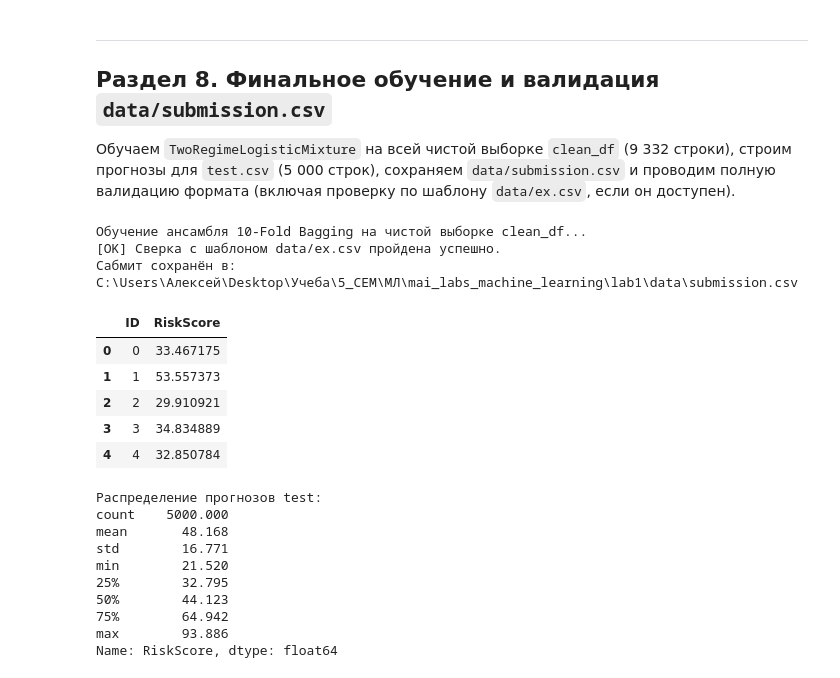
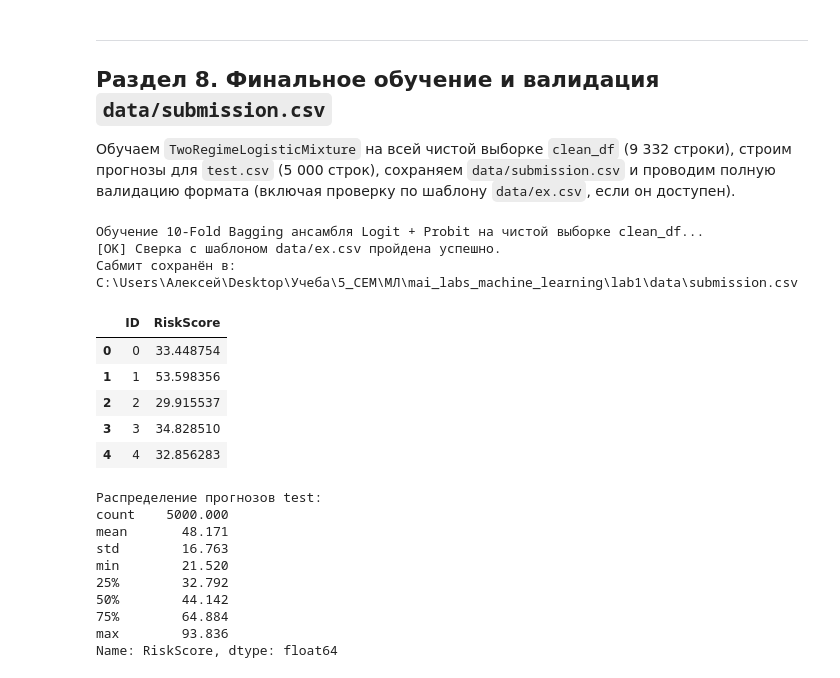
Before and after one commit to Alezovv/mai_labs_machine_learning, a Jupyter notebook: lab1/lab1_linear_regression_full.ipynb, the cells around one changed output. Drawn from its saved outputs; the diff is of its cells as text; code cells hidden in the pictures.

```diff
--- a/lab1/lab1_linear_regression_full.ipynb
+++ b/lab1/lab1_linear_regression_full.ipynb
@@ -1212,20 +1251,17 @@ plt.show()
 
 Обучаем `TwoRegimeLogisticMixture` на всей чистой выборке `clean_df` (9 332 строки), строим прогнозы для `test.csv` (5 000 строк), сохраняем `data/submission.csv` и проводим полную валидацию формата (включая проверку по шаблону `data/ex.csv`, если он доступен).
 # %%
-# Финальное обучение: 10-Fold Bagged Ensemble для снижения дисперсии предсказаний на тесте
-kf_final = custom_k_fold(len(clean_df), n_splits=10, shuffle=True, random_state=SEED)
-test_clean = test_raw.drop(columns=["ID"])
-test_preds_folds = []
+# 10-Fold бэггинг 50/50 бленда Logit + Probit (обе модели строго линейные GLM, снижает дисперсию на test)
+test_features_df = test_raw.drop(columns=["ID"])
+test_preds = np.zeros(len(test_features_df), dtype=np.float64)
+n_bag_folds = 10
 
-print("Обучение ансамбля 10-Fold Bagging на чистой выборке clean_df...")
-for f_idx, (tr_idx, _) in enumerate(kf_final):
-    fold_model = TwoRegimeLogisticMixture(var0=6.5, var1=5.5, reg_exp=0.05, reg_gate=5e-4, n_em=35)
-    fold_model.fit(clean_df.iloc[tr_idx], y_clean[tr_idx])
-    pred = fold_model.predict(test_clean)
-    test_preds_folds.append(pred)
+print("Обучение 10-Fold Bagging ансамбля Logit + Probit на чистой выборке clean_df...")
+for f_idx, (tr_i, _) in enumerate(custom_k_fold(len(y_clean), n_splits=n_bag_folds, shuffle=True, random_state=SEED)):
+    m_logit = TwoRegimeLogisticMixture(var0=6.5, var1=5.5, reg_exp=0.1, reg_gate=8e-4, n_em=35, link="logit").fit(clean_df.iloc[tr_i], y_clean[tr_i])
+    m_probit = TwoRegimeLogisticMixture(var0=6.5, var1=5.5, reg_exp=0.1, reg_gate=8e-4, n_em=35, link="probit").fit(clean_df.iloc[tr_i], y_clean[tr_i])
+    test_preds += 0.5 * (m_logit.predict(test_features_df) + m_probit.predict(test_features_df)) / n_bag_folds
 
-# Усреднение прогнозов по 10 фолдам (чистая линейная комбинация)
-test_preds = np.mean(test_preds_folds, axis=0)
 test_preds = np.clip(test_preds, y_clean.min(), y_clean.max())
 
 sub_path = Path("data/submission.csv")
@@ -1235,46 +1271,46 @@ submission = pd.DataFrame({
     "ID": test_raw["ID"].astype(np.int64),
     "RiskScore": test_preds.astype(np.float64),
 })
 submission.to_csv(sub_path, index=False)
 
 # Обязательные проверки целостности сабмита
 assert len(submission) == len(test_raw) == 5000, "Неверная длина submission!"
 assert list(submission.columns) == ["ID", "RiskScore"], "Неверные столбцы submission!"
 assert int(submission.isna().sum().sum()) == 0, "В submission есть NaN!"
 assert np.isfinite(submission["RiskScore"]).all(), "В submission есть Inf!"
 assert (submission["RiskScore"] >= 0.0).all() and (submission["RiskScore"] <= 100.0).all(), "Выход за границы [0, 100]!"
 
 ex_path = Path("data/ex.csv")
 if ex_path.exists():
     ex_df = pd.read_csv(ex_path)
     assert list(submission.columns) == list(ex_df.columns), "Столбцы не совпадают с data/ex.csv!"
     assert len(submission) == len(ex_df), "Число строк не совпадает с data/ex.csv!"
     assert (submission["ID"].values == ex_df["ID"].values).all(), "Порядок ID не совпадает с data/ex.csv!"
     print("[OK] Сверка с шаблоном data/ex.csv пройдена успешно.")
 else:
     print("[INFO] Файл data/ex.csv не найден — базовая валидация submission.csv пройдена успешно.")
 
 print(f"Сабмит сохранён в: {sub_path.resolve()}")
 display(submission.head())
 print("\nРаспределение прогнозов test:")
 print(submission["RiskScore"].describe().round(3))
 # %% [output]
-Обучение ансамбля 10-Fold Bagging на чистой выборке clean_df...
+Обучение 10-Fold Bagging ансамбля Logit + Probit на чистой выборке clean_df...
 [OK] Сверка с шаблоном data/ex.csv пройдена успешно.
 Сабмит сохранён в: C:\Users\Алексей\Desktop\Учеба\5_СЕМ\МЛ\mai_labs_machine_learning\lab1\data\submission.csv
 |  | ID | RiskScore |
-| 0 | 0 | 33.467175 |
-| 1 | 1 | 53.557373 |
-| 2 | 2 | 29.910921 |
-| 3 | 3 | 34.834889 |
-| 4 | 4 | 32.850784 |
+| 0 | 0 | 33.448754 |
+| 1 | 1 | 53.598356 |
+| 2 | 2 | 29.915537 |
+| 3 | 3 | 34.828510 |
+| 4 | 4 | 32.856283 |
 Распределение прогнозов test:
 count    5000.000
-mean       48.168
-std        16.771
+mean       48.171
+std        16.763
 min        21.520
-25%        32.795
-50%        44.123
-75%        64.942
-max        93.886
+25%        32.792
+50%        44.142
+75%        64.884
+max        93.836
 Name: RiskScore, dtype: float64
```
Also changed, not shown: parts of 4 cells of this notebook, 2 other files.
